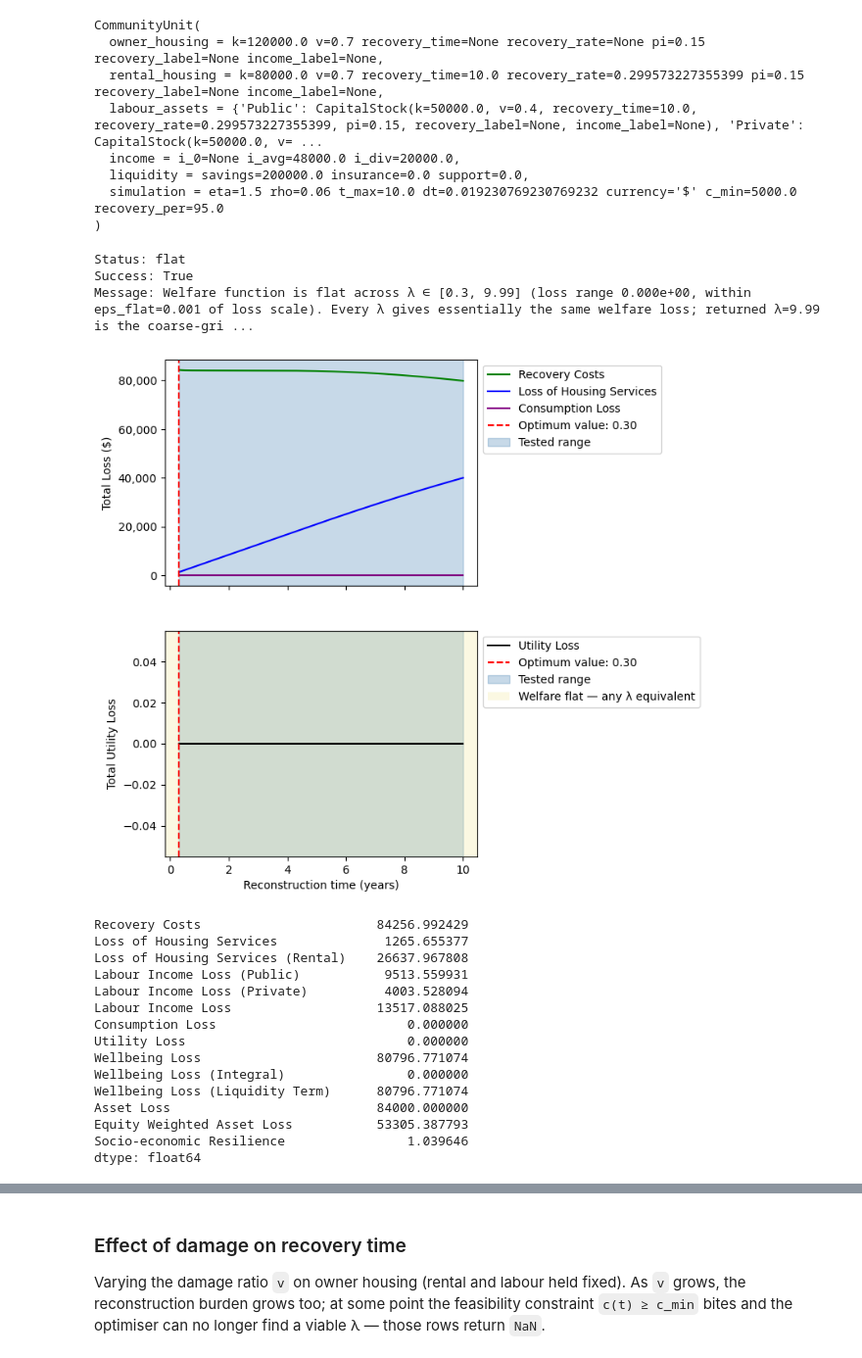
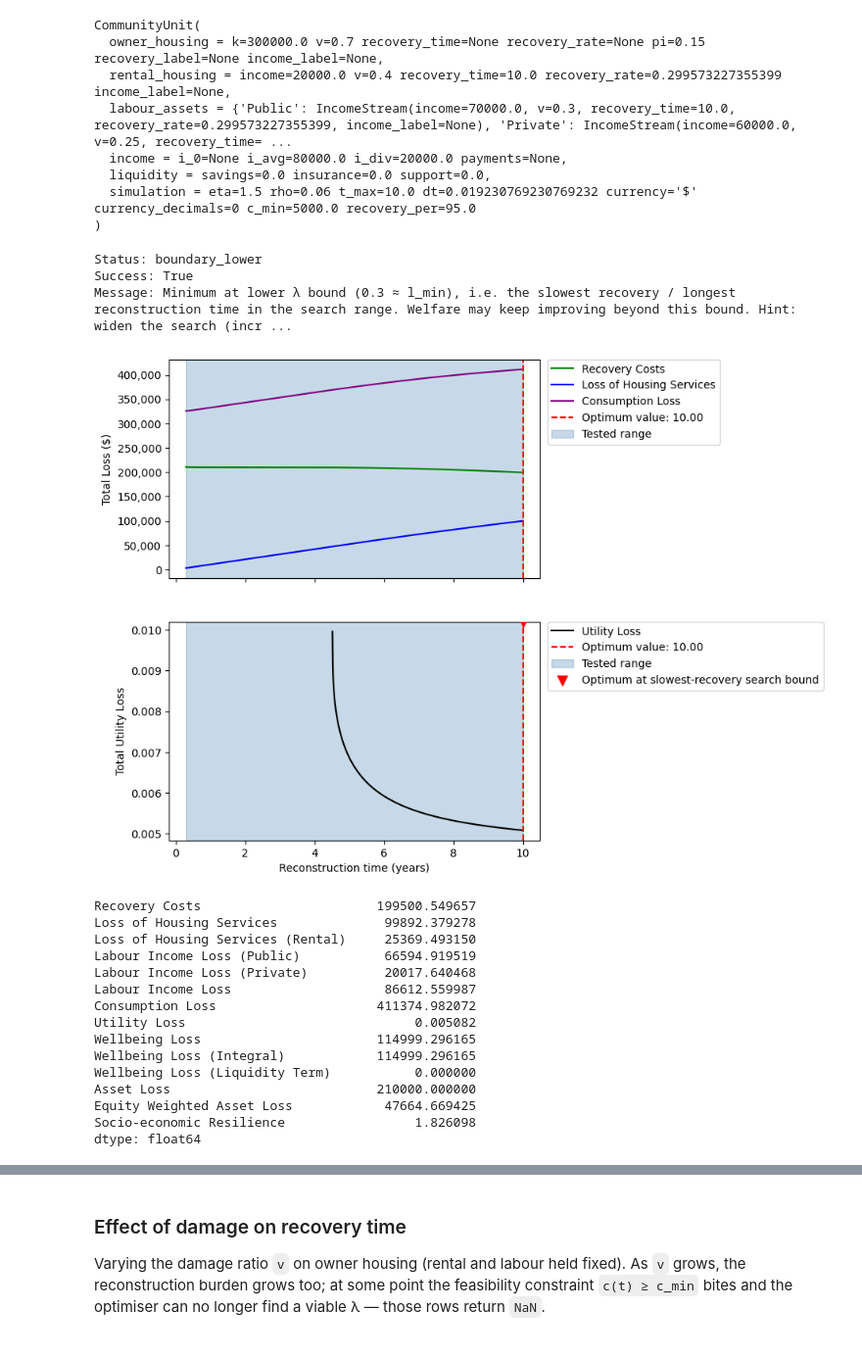
Before and after one commit to Deltares/fiat_toolbox, a Jupyter notebook: examples/well_being/4_extra_income_losses.ipynb, the cells around one changed output, grey strips where cells are left out. Shown at 98% size. Drawn from its saved outputs; the diff is of its cells as text; code cells hidden in the pictures.

```diff
--- a/examples/well_being/4_extra_income_losses.ipynb
+++ b/examples/well_being/4_extra_income_losses.ipynb
@@ -8,21 +9,19 @@ from fiat_toolbox.well_being import (
     WellBeingConfig,
 )
 # %%
-housing_assets = CapitalStock(v=0.7, k=120000, pi=0.15)
-rental_assets = CapitalStock(v=0.7, k=80000, recovery_time=10, pi=0.15)
+housing_assets = CapitalStock(v=0.7, k=300000, pi=0.15)
+rental_assets = IncomeStream(v=0.4, income=20000, recovery_time=10)
 
-public_assets = CapitalStock(v=0.4, k=1e-2 * 5000000, recovery_time=10, pi=0.15)
-private_assets = CapitalStock(v=0.4, k=1e-2 * 5000000, recovery_time=4, pi=0.15)
+public_assets = IncomeStream(v=0.3, income=70000, recovery_time=10)
+private_assets = IncomeStream(v=0.25, income=60000, recovery_time=4)
 
-# Baseline c0 = Σ π·k + i_div = 0.15*(120000+80000+50000+50000) + 20000 = 65000.
-# i_div captures income not tied to any modelled stock (transfers, etc.).
-income_config = IncomeConfig(i_avg=48000, i_div=20000)
+income_config = IncomeConfig(i_avg=80000, i_div=20000)
 
 sim_config = SimulationConfig(
     eta=1.5, rho=0.06, t_max=10, dt=1 / 52, currency="$", c_min=5000, recovery_per=95.0
 )
 
-liq = Liquidity(savings=200000)
+liq = Liquidity(savings=0)
 
 config = WellBeingConfig(
     owner_housing=housing_assets,
@@ -38,49 +37,49 @@ household = CommunityUnit(config=config)
 household
 # %% [output]
 CommunityUnit(
-  owner_housing = k=120000.0 v=0.7 recovery_time=None recovery_rate=None pi=0.15 recovery_label=None income_label=None,
-  rental_housing = k=80000.0 v=0.7 recovery_time=10.0 recovery_rate=0.299573227355399 pi=0.15 recovery_label=None income_label=None,
-  labour_assets = {'Public': CapitalStock(k=50000.0, v=0.4, recovery_time=10.0, recovery_rate=0.299573227355399, pi=0.15, recovery_label=None, income_label=None), 'Private': CapitalStock(k=50000.0, v= ...
-  income = i_0=None i_avg=48000.0 i_div=20000.0,
-  liquidity = savings=200000.0 insurance=0.0 support=0.0,
-  simulation = eta=1.5 rho=0.06 t_max=10.0 dt=0.019230769230769232 currency='$' c_min=5000.0 recovery_per=95.0
+  owner_housing = k=300000.0 v=0.7 recovery_time=None recovery_rate=None pi=0.15 recovery_label=None income_label=None,
+  rental_housing = income=20000.0 v=0.4 recovery_time=10.0 recovery_rate=0.299573227355399 income_label=None,
+  labour_assets = {'Public': IncomeStream(income=70000.0, v=0.3, recovery_time=10.0, recovery_rate=0.299573227355399, income_label=None), 'Private': IncomeStream(income=60000.0, v=0.25, recovery_time= ...
+  income = i_0=None i_avg=80000.0 i_div=20000.0 payments=None,
+  liquidity = savings=0.0 insurance=0.0 support=0.0,
+  simulation = eta=1.5 rho=0.06 t_max=10.0 dt=0.019230769230769232 currency='$' currency_decimals=0 c_min=5000.0 recovery_per=95.0
 )
 # %%
-res = household.opt_lambda(raise_on_fail=False)
+res = household.opt_lambda()
 # opt_lambda classifies its outcome via `res["status"]` (OptLambdaStatus):
 # INTERIOR / FLAT / BOUNDARY_LOWER / BOUNDARY_UPPER / INFEASIBLE / FAILED.
 # `res["message"]` carries a short explanation and an actionable hint
 # whenever the result is non-trivial. For this config the optimum lands at
 # the slowest end of the λ search range (BOUNDARY_LOWER) — the plot
 # annotates the boundary with a red marker.
 print(f"Status: {res['status']}")
 print(f"Success: {res['success']}")
 if res["message"]:
     print(f"Message: {res['message']}")
 if res["success"]:
     household.plot_opt_lambda(x_type="time")
 # %% [output]
-Status: flat
+Status: boundary_lower
 Success: True
-Message: Welfare function is flat across λ ∈ [0.3, 9.99] (loss range 0.000e+00, within eps_flat=0.001 of loss scale). Every λ gives essentially the same welfare loss; returned λ=9.99 is the coarse-gri ...
+Message: Minimum at lower λ bound (0.3 ≈ l_min), i.e. the slowest recovery / longest reconstruction time in the search range. Welfare may keep improving beyond this bound. Hint: widen the search (incr ...
-[figure, old version]
+[figure, new version]
 # %%
 household.get_losses("trapezoid")
 # %% [output]
-Recovery Costs                       84256.992429
-Loss of Housing Services              1265.655377
-Loss of Housing Services (Rental)    26637.967808
-Labour Income Loss (Public)           9513.559931
-Labour Income Loss (Private)          4003.528094
-Labour Income Loss                   13517.088025
-Consumption Loss                         0.000000
-Utility Loss                             0.000000
-Wellbeing Loss                       80796.771074
-Wellbeing Loss (Integral)                0.000000
-Wellbeing Loss (Liquidity Term)      80796.771074
-Asset Loss                           84000.000000
-Equity Weighted Asset Loss           53305.387793
-Socio-economic Resilience                1.039646
+Recovery Costs                       199500.549657
+Loss of Housing Services              99892.379278
+Loss of Housing Services (Rental)     25369.493150
+Labour Income Loss (Public)           66594.919519
+Labour Income Loss (Private)          20017.640468
+Labour Income Loss                    86612.559987
+Consumption Loss                     411374.982072
+Utility Loss                              0.005082
+Wellbeing Loss                       114999.296165
+Wellbeing Loss (Integral)            114999.296165
+Wellbeing Loss (Liquidity Term)           0.000000
+Asset Loss                           210000.000000
+Equity Weighted Asset Loss            47664.669425
+Socio-economic Resilience                 1.826098
 dtype: float64
 # %%
 print(f"Recovery Time: {household.recovery_time:.2f} years")
```
Also changed, not shown: parts of 10 cells of this notebook, 4 other files.
